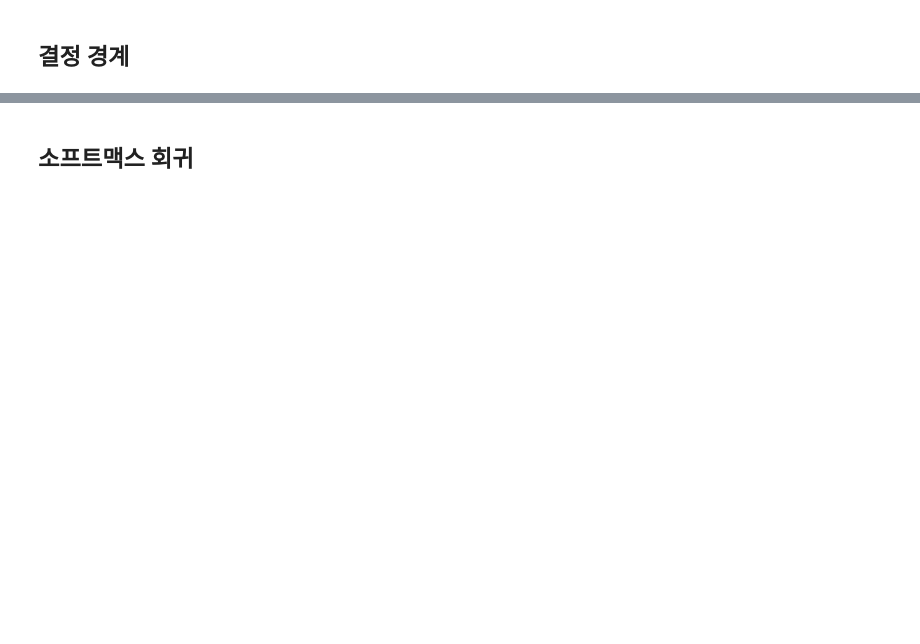
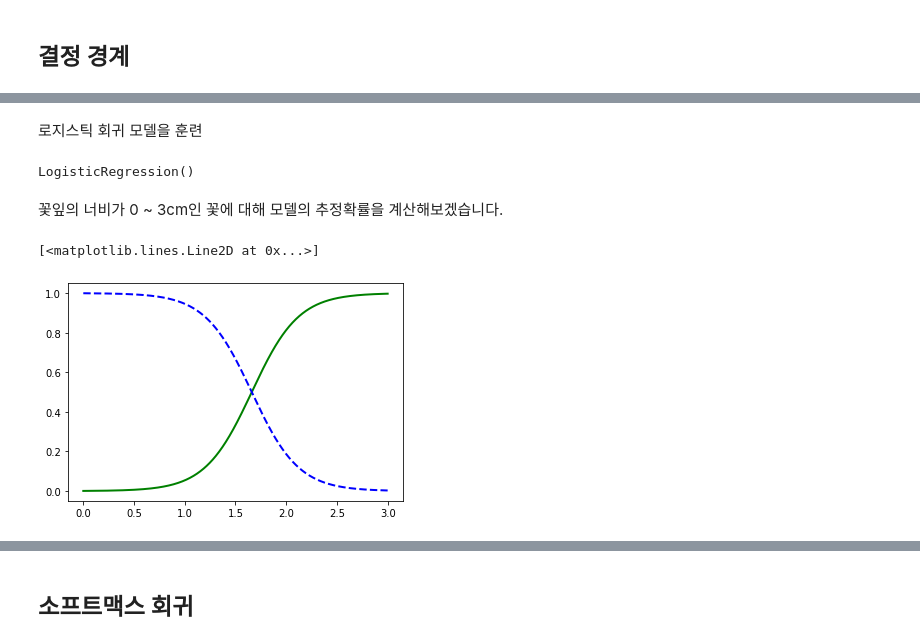
Before and after one commit to probationer070/handson-ml2, a Jupyter notebook: mytest/tr_line_model_prep.ipynb, the cells around one changed output, grey strips where cells are left out. Saved outputs shown, nothing was run; the diff lists cells and outputs as text; code cells hidden in the pictures; blank space fills up the shorter version.

```diff
--- a/mytest/tr_line_model_prep.ipynb
+++ b/mytest/tr_line_model_prep.ipynb
@@ -1326,0 +1481,4 @@ warm_start=True로 지정하면 fit() 메서드가 호출될 때 처음부터
+# %%
+from sklearn import datasets
+iris = datasets.load_iris()
+list(iris.keys())
@@ -1326,0 +1494,24 @@ warm_start=True로 지정하면 fit() 메서드가 호출될 때 처음부터
+# %%
+X = iris["data"][:, 3:]  # 꽃잎 너비
+y = (iris["target"] == 2).astype(int)  # Iris virginica이면 1 아니면 0
+# %% [markdown]
+로지스틱 회귀 모델을 훈련
+# %%
+from sklearn.linear_model import LogisticRegression
+
+log_reg = LogisticRegression()
+log_reg.fit(X, y)
+# %% [output]
+LogisticRegression()
+# %% [markdown]
+꽃잎의 너비가 0 ~ 3cm인 꽃에 대해 모델의 추정확률을 계산해보겠습니다.
+# %%
+X_new = np.linspace(0, 3, 1000).reshape(-1, 1)
+y_proba = log_reg.predict_proba(X_new)
+
+plt.plot(X_new, y_proba[:, 1], "g-", linewidth=2, label="Iris virginica")
+plt.plot(X_new, y_proba[:, 0], "b--", linewidth=2, label="Not Iris virginica")
+# 다음은 이미지를 미려하게 출력하기 위한 맷플롯립 코드가 이어짐.
+# %% [output]
+[<matplotlib.lines.Line2D at 0x...>]
+[figure, added]
```
Also changed, not shown: parts of 73 cells of this notebook, 8 other files.
